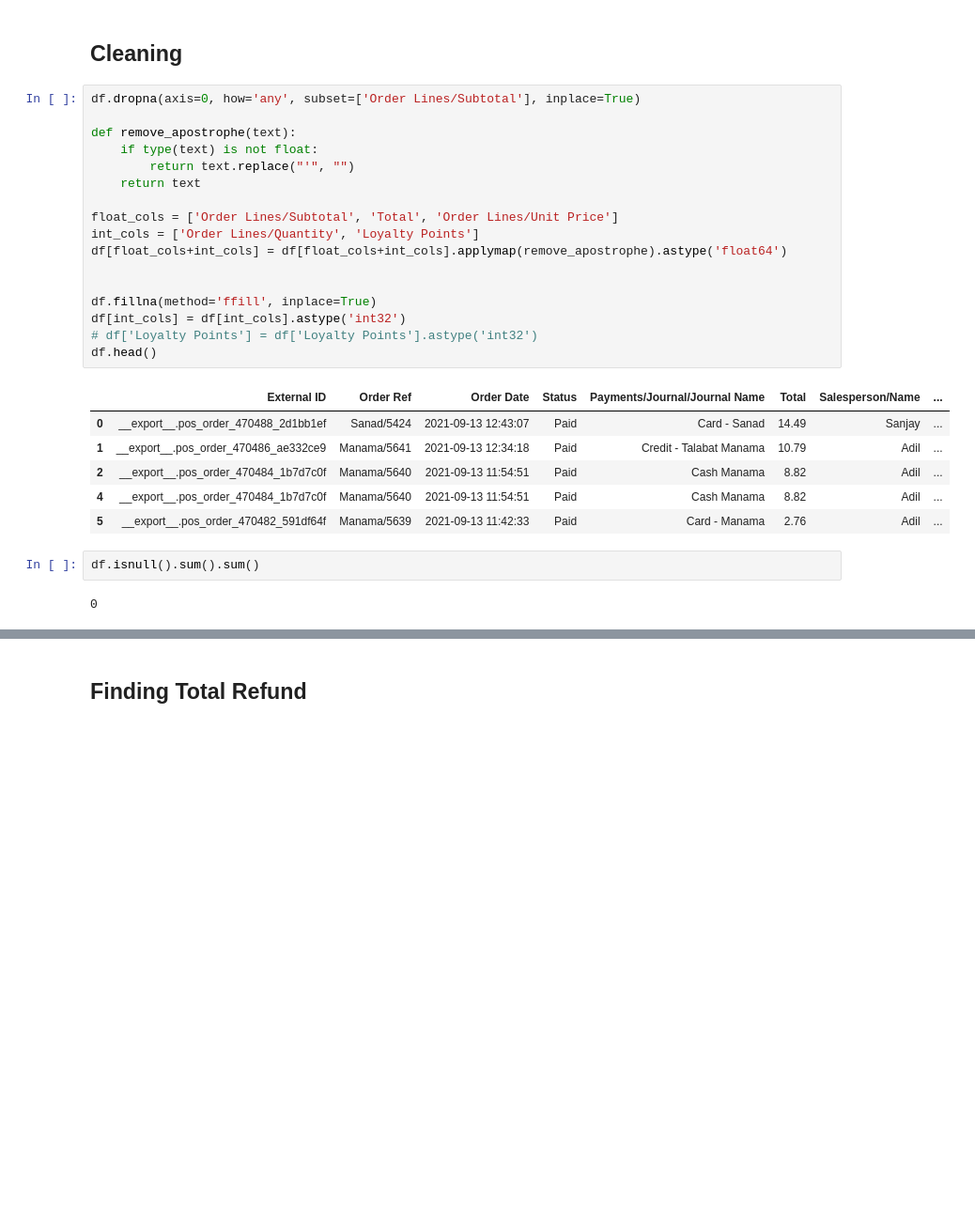
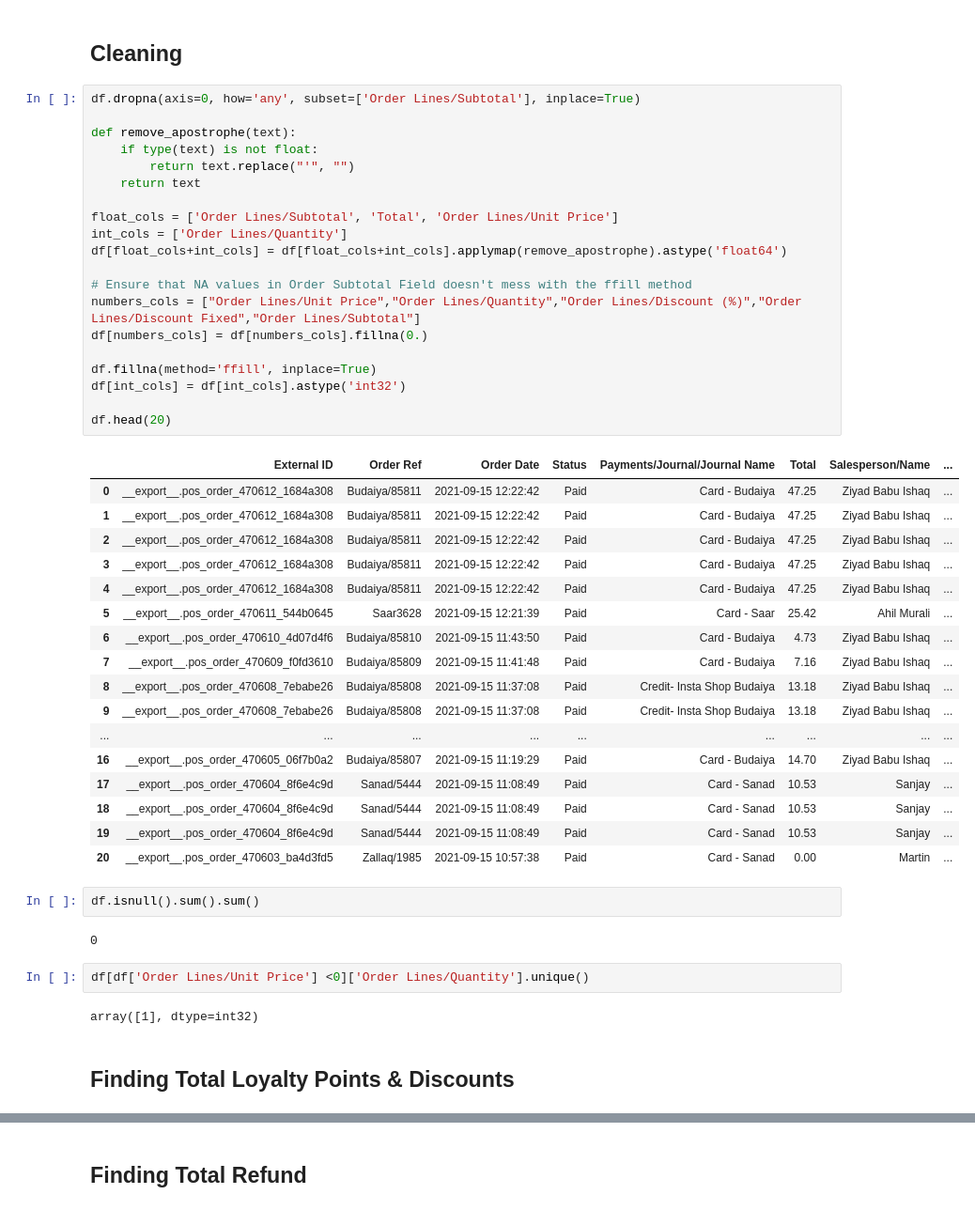
Before and after one commit to itpetarabia/reports, a Jupyter notebook: pos-sales.ipynb, the cells around one changed output, grey strips where cells are left out. Shown at 94% size. Saved outputs shown, nothing was run; the diff lists cells and outputs as text; blank space fills up the shorter version.

Commit message:
added refunds, discounts & loyalty points tracking

```diff
--- a/pos-sales.ipynb
+++ b/pos-sales.ipynb
@@ -50,28 +44,48 @@ df.head(20)
 # %%
 df.dropna(axis=0, how='any', subset=['Order Lines/Subtotal'], inplace=True)
 
 def remove_apostrophe(text):
     if type(text) is not float:
         return text.replace("'", "")
     return text
 
 float_cols = ['Order Lines/Subtotal', 'Total', 'Order Lines/Unit Price']
-int_cols = ['Order Lines/Quantity', 'Loyalty Points']
+int_cols = ['Order Lines/Quantity']
 df[float_cols+int_cols] = df[float_cols+int_cols].applymap(remove_apostrophe).astype('float64')
 
+# Ensure that NA values in Order Subtotal Field doesn't mess with the ffill method
+numbers_cols = ["Order Lines/Unit Price","Order Lines/Quantity","Order Lines/Discount (%)","Order Lines/Discount Fixed","Order Lines/Subtotal"]
+df[numbers_cols] = df[numbers_cols].fillna(0.)
 
 df.fillna(method='ffill', inplace=True)
 df[int_cols] = df[int_cols].astype('int32')
-# df['Loyalty Points'] = df['Loyalty Points'].astype('int32')
-df.head()
+
+df.head(20)
 # %% [output]
 |  | External ID | Order Ref | Order Date | Status | Payments/Journal/Journal Name | Total | Salesperson/Name | ... |
-| 0 | __export__.pos_order_470488_2d1bb1ef | Sanad/5424 | 2021-09-13 12:43:07 | Paid | Card - Sanad | 14.49 | Sanjay | ... |
-| 1 | __export__.pos_order_470486_ae332ce9 | Manama/5641 | 2021-09-13 12:34:18 | Paid | Credit - Talabat Manama | 10.79 | Adil | ... |
-| 2 | __export__.pos_order_470484_1b7d7c0f | Manama/5640 | 2021-09-13 11:54:51 | Paid | Cash Manama | 8.82 | Adil | ... |
-| 4 | __export__.pos_order_470484_1b7d7c0f | Manama/5640 | 2021-09-13 11:54:51 | Paid | Cash Manama | 8.82 | Adil | ... |
-| 5 | __export__.pos_order_470482_591df64f | Manama/5639 | 2021-09-13 11:42:33 | Paid | Card - Manama | 2.76 | Adil | ... |
+| 0 | __export__.pos_order_470612_1684a308 | Budaiya/85811 | 2021-09-15 12:22:42 | Paid | Card - Budaiya | 47.25 | Ziyad Babu Ishaq | ... |
+| 1 | __export__.pos_order_470612_1684a308 | Budaiya/85811 | 2021-09-15 12:22:42 | Paid | Card - Budaiya | 47.25 | Ziyad Babu Ishaq | ... |
+| 2 | __export__.pos_order_470612_1684a308 | Budaiya/85811 | 2021-09-15 12:22:42 | Paid | Card - Budaiya | 47.25 | Ziyad Babu Ishaq | ... |
+| 3 | __export__.pos_order_470612_1684a308 | Budaiya/85811 | 2021-09-15 12:22:42 | Paid | Card - Budaiya | 47.25 | Ziyad Babu Ishaq | ... |
+| 4 | __export__.pos_order_470612_1684a308 | Budaiya/85811 | 2021-09-15 12:22:42 | Paid | Card - Budaiya | 47.25 | Ziyad Babu Ishaq | ... |
+| 5 | __export__.pos_order_470611_544b0645 | Saar3628 | 2021-09-15 12:21:39 | Paid | Card - Saar | 25.42 | Ahil Murali | ... |
+| 6 | __export__.pos_order_470610_4d07d4f6 | Budaiya/85810 | 2021-09-15 11:43:50 | Paid | Card - Budaiya | 4.73 | Ziyad Babu Ishaq | ... |
+| 7 | __export__.pos_order_470609_f0fd3610 | Budaiya/85809 | 2021-09-15 11:41:48 | Paid | Card - Budaiya | 7.16 | Ziyad Babu Ishaq | ... |
+| 8 | __export__.pos_order_470608_7ebabe26 | Budaiya/85808 | 2021-09-15 11:37:08 | Paid | Credit- Insta Shop Budaiya | 13.18 | Ziyad Babu Ishaq | ... |
+| 9 | __export__.pos_order_470608_7ebabe26 | Budaiya/85808 | 2021-09-15 11:37:08 | Paid | Credit- Insta Shop Budaiya | 13.18 | Ziyad Babu Ishaq | ... |
+| ... | ... | ... | ... | ... | ... | ... | ... | ... |
+| 16 | __export__.pos_order_470605_06f7b0a2 | Budaiya/85807 | 2021-09-15 11:19:29 | Paid | Card - Budaiya | 14.70 | Ziyad Babu Ishaq | ... |
+| 17 | __export__.pos_order_470604_8f6e4c9d | Sanad/5444 | 2021-09-15 11:08:49 | Paid | Card - Sanad | 10.53 | Sanjay | ... |
+| 18 | __export__.pos_order_470604_8f6e4c9d | Sanad/5444 | 2021-09-15 11:08:49 | Paid | Card - Sanad | 10.53 | Sanjay | ... |
+| 19 | __export__.pos_order_470604_8f6e4c9d | Sanad/5444 | 2021-09-15 11:08:49 | Paid | Card - Sanad | 10.53 | Sanjay | ... |
+| 20 | __export__.pos_order_470603_ba4d3fd5 | Zallaq/1985 | 2021-09-15 10:57:38 | Paid | Card - Sanad | 0.00 | Martin | ... |
 # %%
 df.isnull().sum().sum()
 # %% [output]
 0
+# %%
+df[df['Order Lines/Unit Price'] <0]['Order Lines/Quantity'].unique()
+# %% [output]
+array([1], dtype=int32)
+# %% [markdown]
+## Finding Total Loyalty Points & Discounts
```
Also changed, not shown: parts of 14 cells of this notebook.
